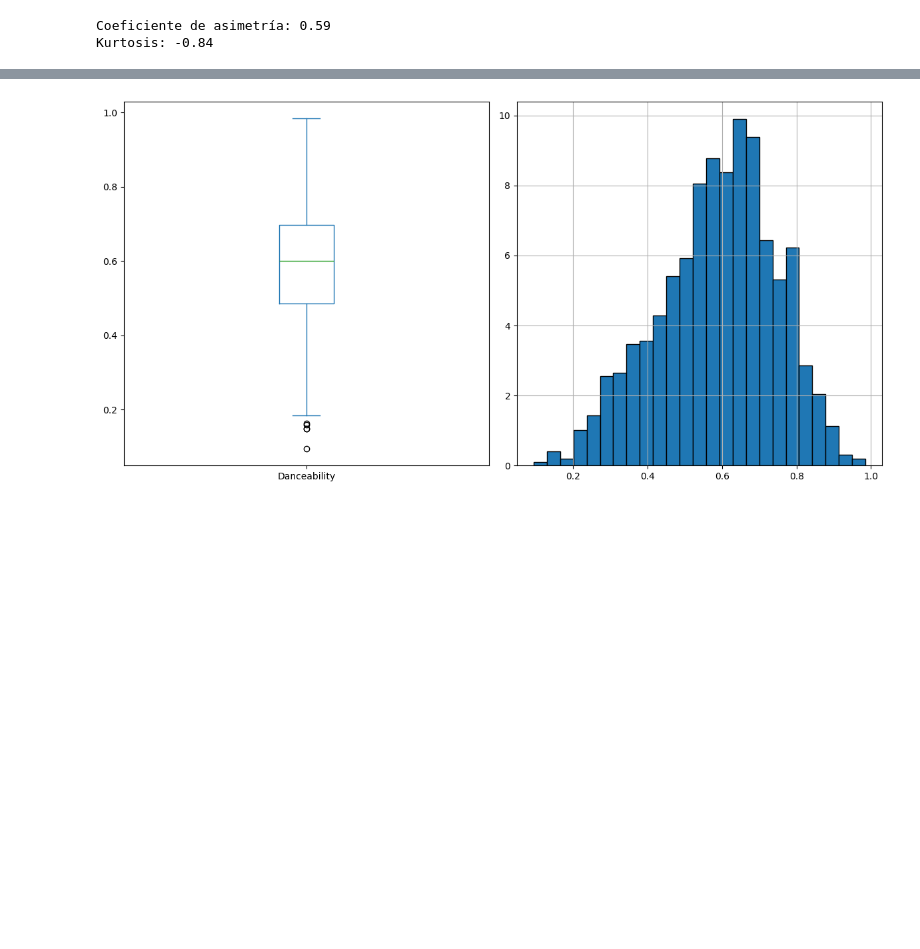
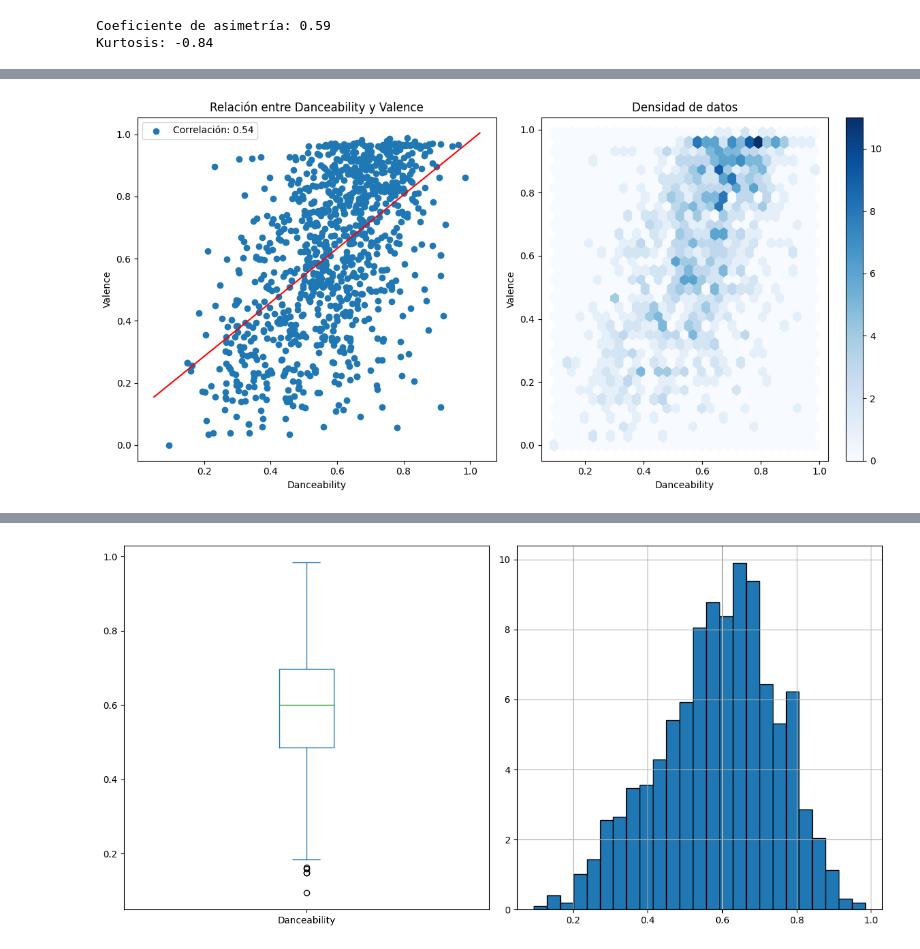
Before and after one commit to nachoperna/Fundamentos-de-la-Ciencia-de-Datos, a Jupyter notebook: TPE/tpe.ipynb, the cells around one changed output, grey strips where cells are left out. Drawn from its saved outputs; the diff is of its cells as text; code cells hidden in the pictures; blank space fills up the shorter version.

Commit message:
scatter plots y hexbin plots para todas las correlaciones con analisis de la primera

```diff
--- a/TPE/tpe.ipynb
+++ b/TPE/tpe.ipynb
@@ -552,0 +563,43 @@ Kurtosis: -0.84
+# %%
+variable1 = 'Danceability'
+variable2 = 'Valence'
+
+# Creacion de figura para colocar 2 gráficos juntos
+fig, axes = plt.subplots(1, 2, figsize=(12, 6))
+
+# Ponemos el scatter plot del lado izquierdo
+axes[0].scatter(covers_sin_track_artist[variable1], covers_sin_track_artist[variable2], label="Datos")
+
+# Etiquetas y título del scatter plot
+axes[0].set_xlabel(variable1)
+axes[0].set_ylabel(variable2)
+axes[0].set_title(f"Relación entre {variable1} y {variable2}")
+
+# Calculo de la línea de mejor ajuste
+slope, intercept = np.polyfit(covers_sin_track_artist[variable1], covers_sin_track_artist[variable2], 1)
+x_vals = np.array(axes[0].get_xlim())  # Obtener los límites del eje x
+y_vals = intercept + slope * x_vals
+
+# Dibujamos la línea de mejor ajuste en el scatter plot
+axes[0].plot(x_vals, y_vals, color='red', linestyle='-')
+
+# Colocamos el valor de correlación en la etiqueta
+correlacion = covers_sin_track_artist[variable1].corr(covers_sin_track_artist[variable2])
+axes[0].legend([f"Correlación: {correlacion:.2f}"], loc="upper left")
+
+# Generamos el diagrama de hexágonos
+hb = axes[1].hexbin(covers_sin_track_artist[variable1], covers_sin_track_artist[variable2], gridsize=30, cmap='Blues')
+
+# Agregamos guía de color al hexbin plot
+plt.colorbar(hb, ax=axes[1])
+
+# Etiquetas y título del hexbin plot
+axes[1].set_title('Densidad de datos')
+axes[1].set_xlabel(variable1)
+axes[1].set_ylabel(variable2)
+
+# Mostrar la figura con los dos subplots
+plt.tight_layout()
+plt.show()
+# %% [output]
+[figure, added]
```
Also changed, not shown: parts of 15 cells of this notebook.
